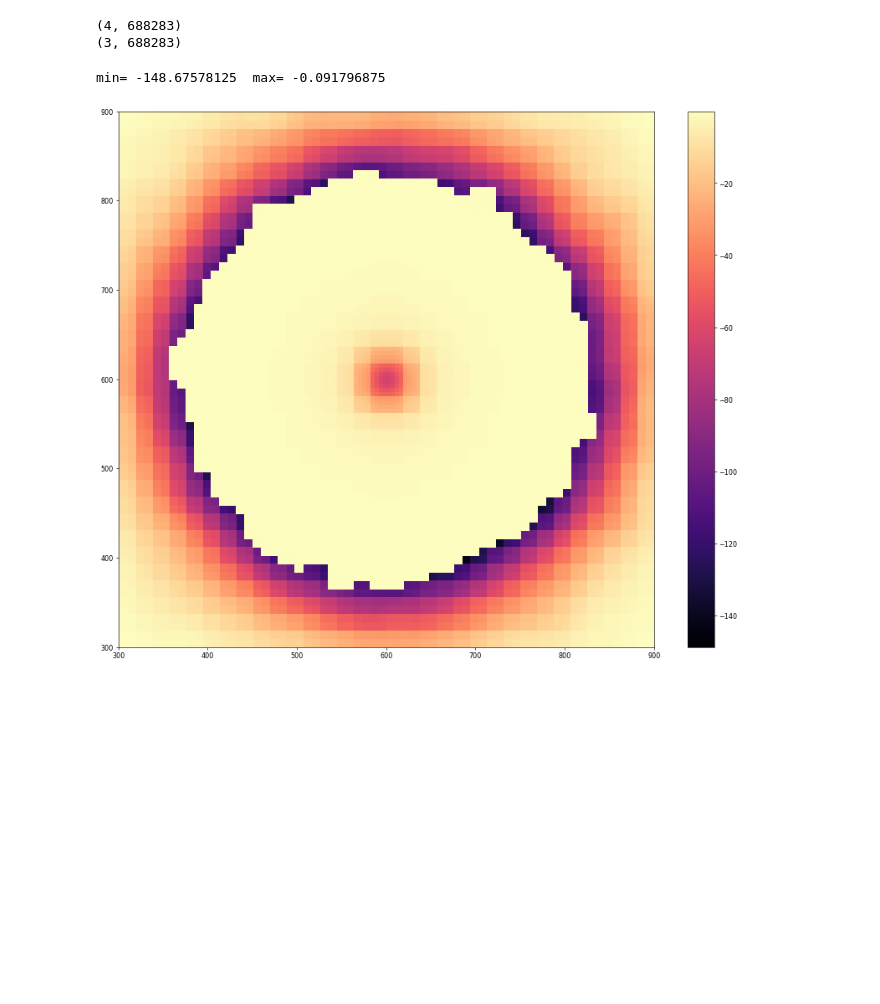
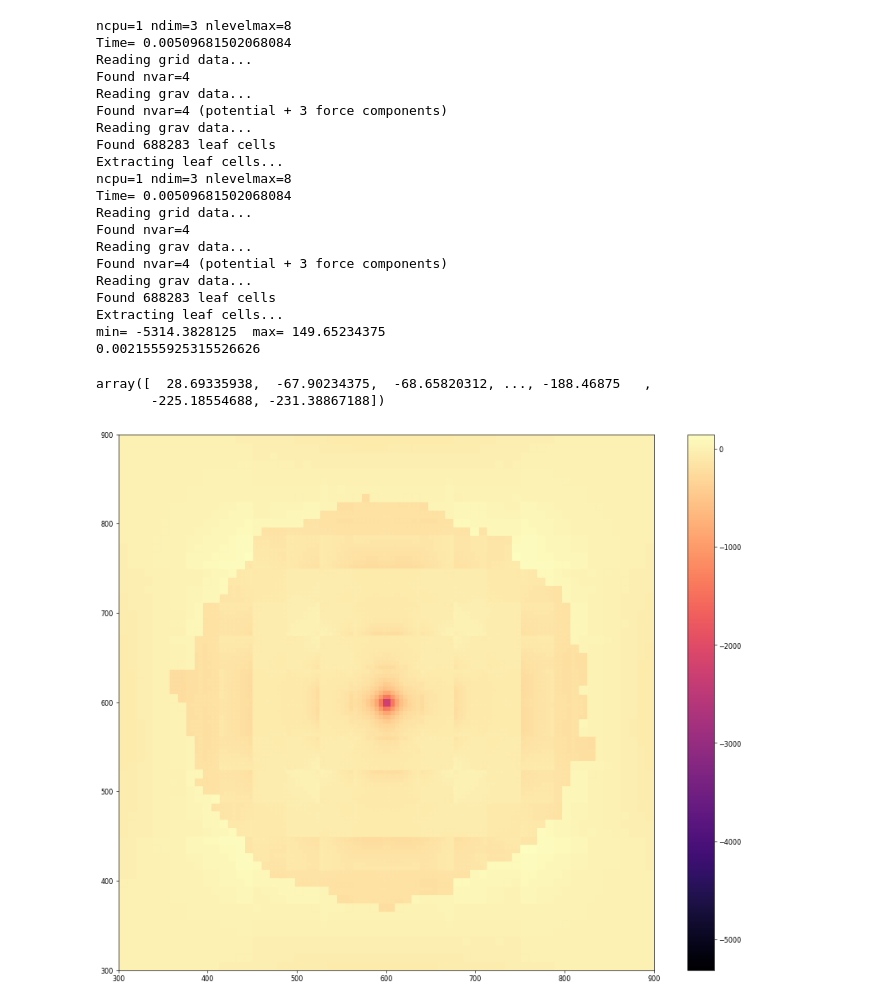
Before and after one commit to Byeol-Haneul/Ramses-FMM, a Jupyter notebook: analyze/amr.ipynb, the cells around one changed output. Drawn from its saved outputs; the diff is of its cells as text; code cells hidden in the pictures; blank space fills up the shorter version.

```diff
--- a/analyze/amr.ipynb
+++ b/analyze/amr.ipynb
@@ -13,7 +13,7 @@ import miniramses as ram
 
 prefix = 'grav'
 path = '/home/jl4415/mini-ramses/'
-nout = '2'
+nout = '4'
 
 center=np.array([600,600,600])
 log0=None
@@ -35,6 +35,28 @@ if prefix=="rt":
 
 print("Reading output number ",nout)
 
-c=ram.rd_cell(nout,path=path,prefix=prefix,center=center)
-i=ram.rd_info(nout,path=path)
+
+def compare(nout, nout_base):
+    nout = str(nout)
+    nout_base = str(nout_base)
+    c=ram.rd_cell(nout,path=path,prefix=prefix,center=center)
+    i=ram.rd_info(nout,path=path)
+    c_base=ram.rd_cell(nout_base,path=path,prefix=prefix,center=center)
+    i_base=ram.rd_info(nout_base,path=path)
+    ii=1; jj=2
+    mask = np.abs(c.x[2] - 600)<10
+    ram.visu(c.x[0][mask],c.x[1][mask],c.dx[mask],c.g[0][mask]-c_base.g[0][mask],sort=c.g[0][mask]-c_base.g[0][mask], cmap='magma')
+    print(np.median((c.g[0][mask]-c_base.g[0][mask])/c_base.g[0][mask]))
+    return c.g[0][mask]-c_base.g[0][mask]
+
+def plot(nout, grid=True):
+    ii=1; jj=2
+    nout = str(nout)
+    c=ram.rd_cell(nout,path=path,prefix=prefix,center=center)
+    i=ram.rd_info(nout,path=path)
+    mask = np.abs(c.x[2] - 600)<10
+    if grid:
+        ram.visu(c.x[0][mask],c.x[1][mask],c.dx[mask],c.g[0][mask],sort=c.g[0][mask], cmap='magma', grid=grid)
+    else:
+        ram.visu(c.x[0][mask],c.x[1][mask],c.dx[mask],c.g[0][mask],sort=c.g[0][mask], cmap='magma')
 # %% [output]
@@ -65,14 +69,26 @@ Extracting leaf cells...
-# %%
-print(c.g.shape)
-print(c.x.shape)
-# %% [output]
-(4, 688283)
-(3, 688283)
 # %%
-ii=1; jj=2
-mask = np.abs(c.x[2] - 600)<10
-
-ram.visu(c.x[0][mask],c.x[1][mask],c.dx[mask],c.g[0][mask]-c3.g[0][mask],sort=c.g[0][mask]-c3.g[0][mask], cmap='magma')
+compare(4,3)
 # %% [output]
-min= -148.67578125  max= -0.091796875
+ncpu=1 ndim=3 nlevelmax=8
+Time= 0.00509681502068084
+Reading grid data...
+Found nvar=4
+Reading grav data...
+Found nvar=4 (potential + 3 force components)
+Reading grav data...
+Found 688283 leaf cells
+Extracting leaf cells...
+ncpu=1 ndim=3 nlevelmax=8
+Time= 0.00509681502068084
+Reading grid data...
+Found nvar=4
+Reading grav data...
+Found nvar=4 (potential + 3 force components)
+Reading grav data...
+Found 688283 leaf cells
+Extracting leaf cells...
+min= -5314.3828125  max= 149.65234375
+0.0021555925315526626
+array([  28.69335938,  -67.90234375,  -68.65820312, ..., -188.46875   ,
+       -225.18554688, -231.38867188])
-[figure, old version]
+[figure, new version]
```
Also changed, not shown: parts of 7 cells of this notebook, 1 other file.
